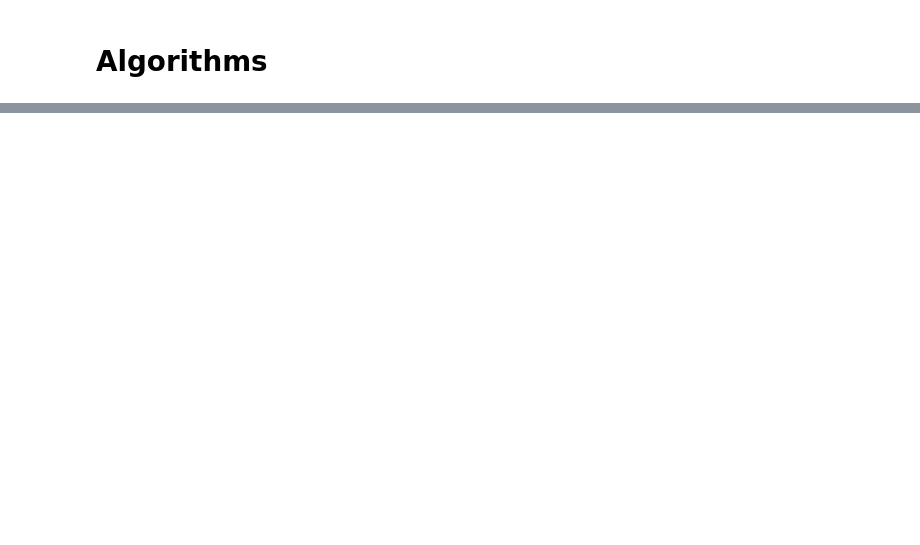
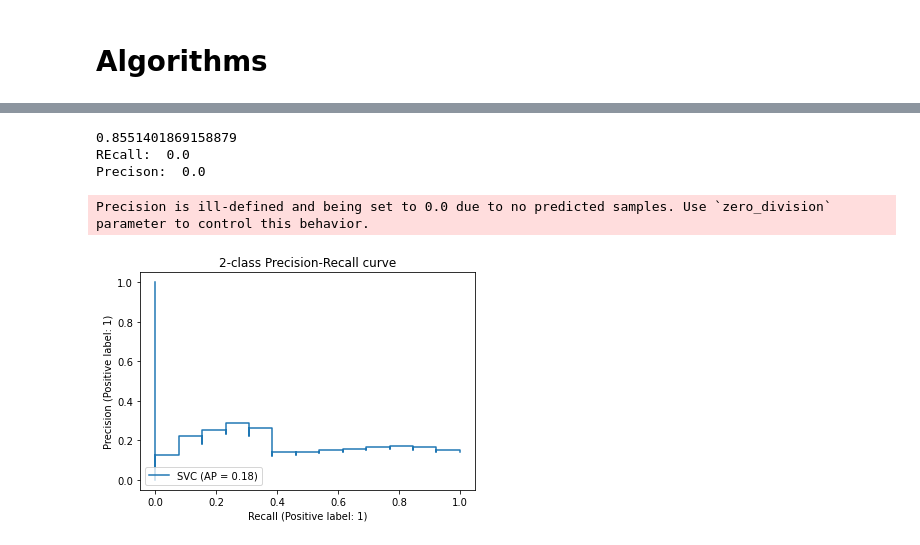
Before and after one commit to DreFlo/ac-2223, a Jupyter notebook: proj_notebook.ipynb, the cells around one changed output, grey strips where cells are left out. Drawn from its saved outputs; the diff is of its cells as text; code cells hidden in the pictures; blank space fills up the shorter version.

```diff
--- a/proj_notebook.ipynb
+++ b/proj_notebook.ipynb
@@ -551,0 +930,25 @@ graph
+# %%
+from sklearn.svm import SVC
+from imblearn.over_sampling import SMOTE
+from sklearn.metrics import PrecisionRecallDisplay
+
+lsvc = SVC(verbose=0)
+
+lsvc.fit(X_train, y_train)
+y_pred = lsvc.predict(X_test)
+
+score = lsvc.score(X_train, y_train)
+print(score)
+print("REcall: ", metrics.recall_score(y_test, y_pred))
+print("Precison: ", metrics.precision_score(y_test, y_pred))
+
+display = PrecisionRecallDisplay.from_estimator(
+    lsvc, X_test, y_test, name="SVC"
+)
+_ = display.ax_.set_title("2-class Precision-Recall curve")
+# %% [output]
+0.8551401869158879
+REcall:  0.0
+Precison:  0.0
+Precision is ill-defined and being set to 0.0 due to no predicted samples. Use `zero_division` parameter to control this behavior.
+[figure, added]
```
Also changed, not shown: parts of 43 cells of this notebook.
